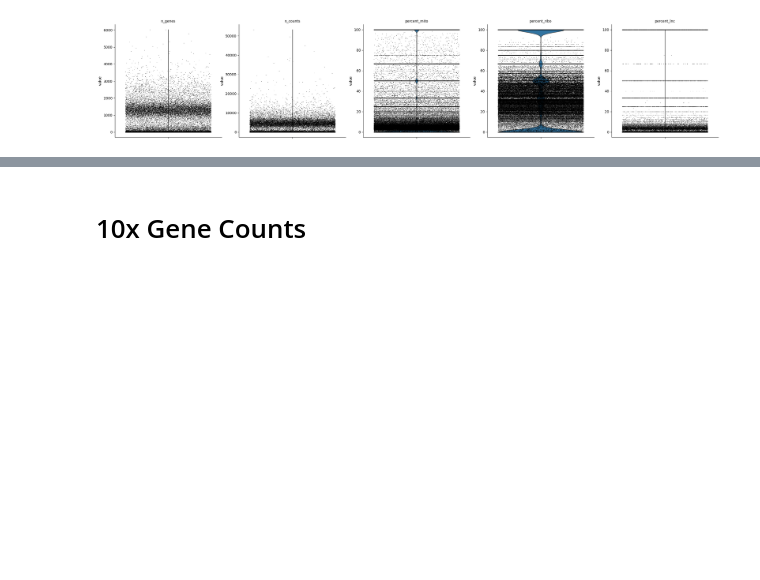
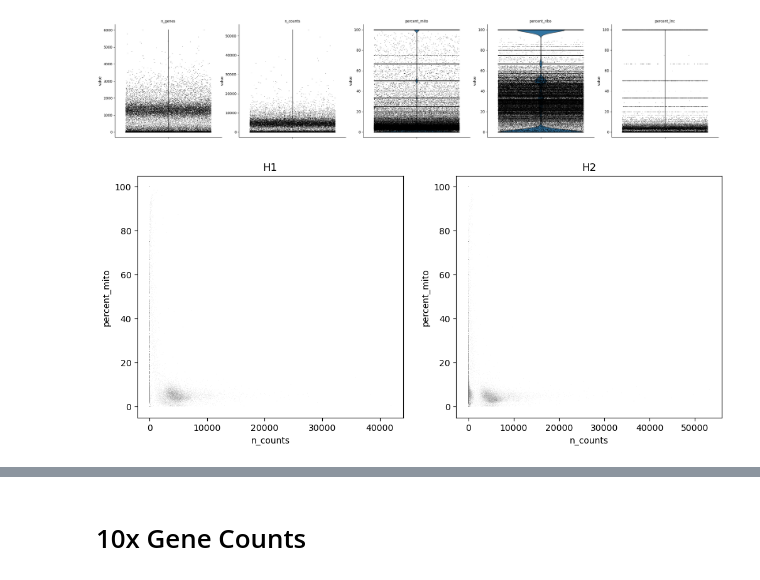
Before and after one commit to mcaskey6/10XvParse, a Jupyter notebook: Analysis 3/10x_test.ipynb, the cells around one changed output, grey strips where cells are left out. Drawn from its saved outputs; the diff is of its cells as text; code cells hidden in the pictures; blank space fills up the shorter version.

```diff
--- a/Analysis 3/10x_test.ipynb
+++ b/Analysis 3/10x_test.ipynb
@@ -221,24 +238,25 @@ result = dataset.query(attributes=[
     'ensembl_gene_id_version', 'transcript_biotype'
 ], filters={'transcript_biotype': ['lncRNA']})
 # %%
-# Identify lncRNA genes
-data.var["is_lnc"] = data.var["gene_codes"].isin(result["Gene stable ID version"])
+def addCellMetrics(data):
+    # Identify lncRNA genes
+    data.var["is_lnc"] = data.var["gene_ids"].isin(result["Gene stable ID version"])
 
-# mitochondrial genes, "MT-" for human, "Mt-" for mouse
-data.var["is_mito"] = data.var.index.str.startswith("MT")
-# ribosomal genes
-data.var["is_ribo"] = data.var.index.str.startswith(("RPS", "RPL"))
+    # mitochondrial genes, "MT-" for human, "Mt-" for mouse
+    data.var["is_mito"] = data.var.index.str.startswith("MT")
+    # ribosomal genes
+    data.var["is_ribo"] = data.var.index.str.startswith(("RPS", "RPL"))
 
-mito_counts = data[:, data.var['is_mito']].X.sum(axis=1)
-ribo_counts = data[:, data.var['is_ribo']].X.sum(axis=1)
-nc_counts = data[:, data.var['is_lnc']].X.sum(axis=1)
+    mito_counts = data[:, data.var['is_mito']].X.sum(axis=1)
+    ribo_counts = data[:, data.var['is_ribo']].X.sum(axis=1)
+    nc_counts = data[:, data.var['is_lnc']].X.sum(axis=1)
 
-# Calculate total counts per cell
-total_counts = data.X.sum(axis=1)
+    # Calculate total counts per cell
+    total_counts = data.X.sum(axis=1)
 
-# Calculate percent mitochondrial and ribosomal gene expression per cell
-data.obs['percent_mito'] = np.array(mito_counts / total_counts * 100).flatten()
-data.obs['percent_ribo'] = np.array(ribo_counts / total_counts * 100).flatten()
-data.obs['percent_lnc'] = np.array(nc_counts / total_counts * 100).flatten()
+    # Calculate percent mitochondrial and ribosomal gene expression per cell
+    data.obs['percent_mito'] = np.array(mito_counts / total_counts * 100).flatten()
+    data.obs['percent_ribo'] = np.array(ribo_counts / total_counts * 100).flatten()
+    data.obs['percent_lnc'] = np.array(nc_counts / total_counts * 100).flatten()
 
-data.obs['n_counts'] = data.X.sum(axis=1).A1
+    data.obs['n_counts'] = data.X.sum(axis=1).A1
@@ -251,2 +271,13 @@ sc.pl.violin(data, ['n_genes', 'n_counts', 'percent_mito', 'percent_ribo', 'perc
 # %% [output]
 [figure]
+# %%
+for data in sample_datasets:
+    addCellMetrics(data)
+# %%
+fig, axs = plt.subplots(1,2, figsize = (12,5))
+for ax, data in zip(axs, sample_datasets):
+    sc.pl.scatter(data, x='n_counts', y='percent_mito',ax=ax,show=False)
+    ax.set_title(data.uns['name'])
+plt.show()
+# %% [output]
+[figure, added]
```
Also changed, not shown: parts of 21 cells of this notebook, 7 other files.
